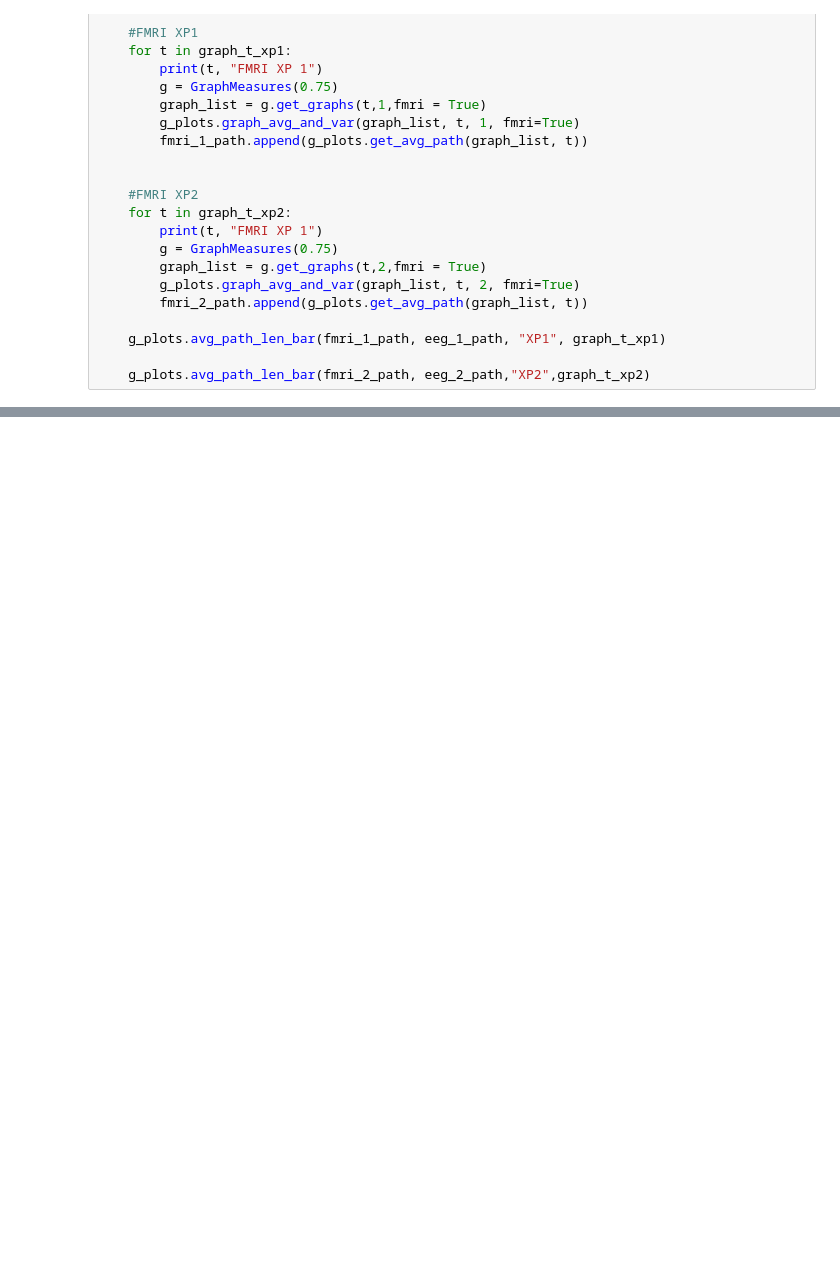
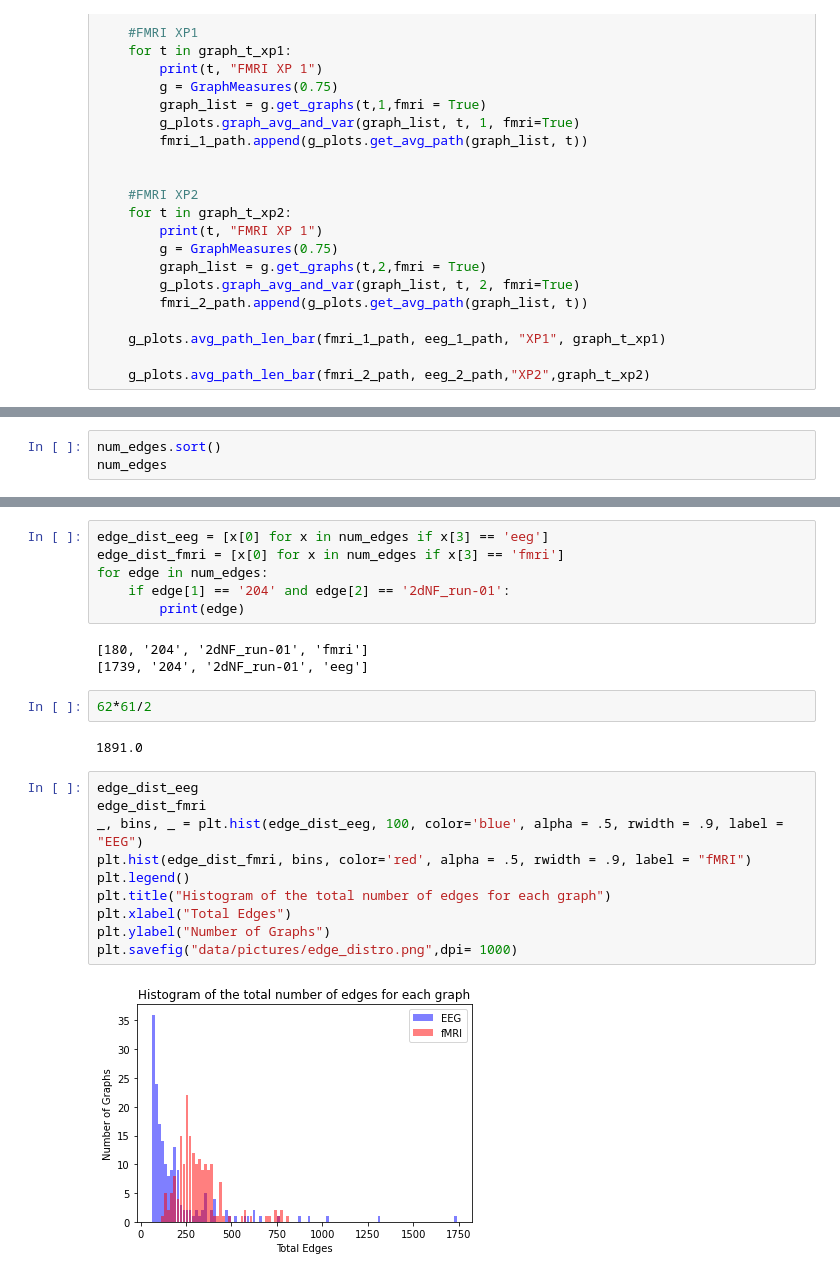
Before and after one commit to amene815/EEG-MRI-graph-construction, a Jupyter notebook: centrality_measures.ipynb, the cells around one changed output, grey strips where cells are left out. Saved outputs shown, nothing was run; the diff lists cells and outputs as text; blank space fills up the shorter version.

Commit message:
Added analysis of edge distribution

```diff
--- a/centrality_measures.ipynb
+++ b/centrality_measures.ipynb
@@ -306,0 +382,3 @@ main()
+# %%
+num_edges.sort()
+num_edges
@@ -307,3 +403,28 @@ main()
+# %%
+edge_dist_eeg = [x[0] for x in num_edges if x[3] == 'eeg']
+edge_dist_fmri = [x[0] for x in num_edges if x[3] == 'fmri']
+for edge in num_edges:
+    if edge[1] == '204' and edge[2] == '2dNF_run-01':
+        print(edge)
+# %% [output]
+[180, '204', '2dNF_run-01', 'fmri']
+[1739, '204', '2dNF_run-01', 'eeg']
+# %%
+62*61/2
+# %% [output]
+1891.0
+# %%
+edge_dist_eeg
+edge_dist_fmri
+_, bins, _ = plt.hist(edge_dist_eeg, 100, color='blue', alpha = .5, rwidth = .9, label = "EEG")
+plt.hist(edge_dist_fmri, bins, color='red', alpha = .5, rwidth = .9, label = "fMRI")
+plt.legend()
+plt.title("Histogram of the total number of edges for each graph")
+plt.xlabel("Total Edges")
+plt.ylabel("Number of Graphs")
+plt.savefig("data/pictures/edge_distro.png",dpi= 1000)
+# %% [output]
+[figure, added]
 # %%
 graph_t, i =["eegNF","fmriNF" ,"eegfmriNF"], 0
 for j in graph_t:
```
Also changed, not shown: parts of 9 cells of this notebook, 1 other file.
